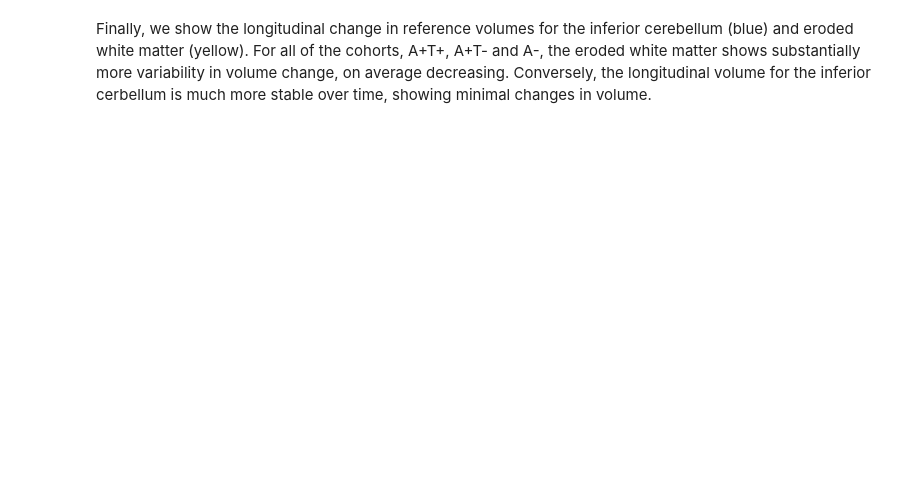
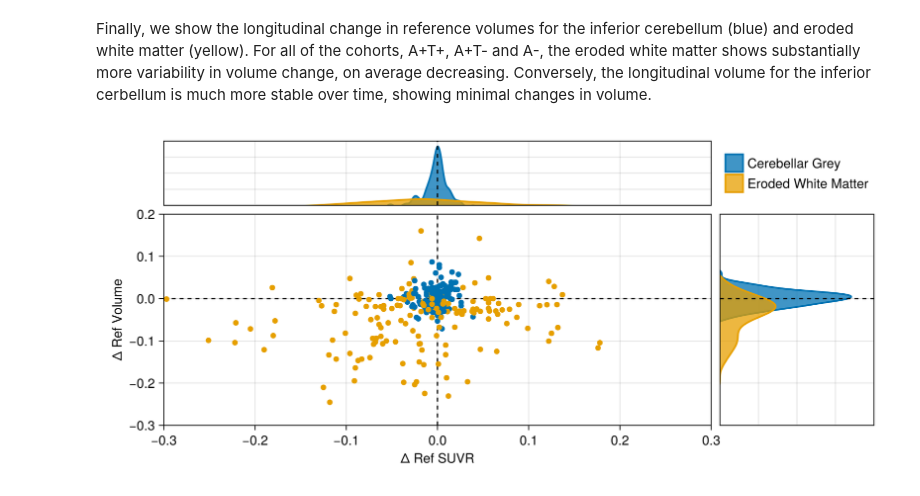
Before and after one commit to PavanChaggar/local-fkpp, a Jupyter notebook: adni/inference/analysis/notebooks/reference_region_analysis.ipynb, the cells around one changed output. Drawn from its saved outputs; the diff is of its cells as text; code cells hidden in the pictures; blank space fills up the shorter version.

```diff
--- a/adni/inference/analysis/notebooks/reference_region_analysis.ipynb
+++ b/adni/inference/analysis/notebooks/reference_region_analysis.ipynb
@@ -116,6 +116,7 @@ wm_tau_neg_idx = findall(x -> x ∉ wm_tau_pos_idx, 1:n_data);
 
 negdf = filter(x -> x.AB_Status == 0, alldf)
 ic_negdata = ADNIDataset(negdf, dktnames; min_scans=3, reference_region="INFERIORCEREBELLUM")
+ic_negdata_with_wm = ADNIDataset(negdf, [dktnames; "ERODED_SUBCORTICALWM"; "CEREBELLUM_CORTEX"]; min_scans=3, reference_region="INFERIORCEREBELLUM")
 wm_negdata = ADNIDataset(negdf, dktnames; min_scans=3, reference_region="ERODED_SUBCORTICALWM")
 
 ic_neg_all_vols = [reduce(vcat, [dkt, ref']) for (dkt, ref) in zip(get_vol.(ic_negdata), get_ref_vol.(ic_negdata))]
@@ -270,2 +271,68 @@ f
 # %% [markdown]
 Finally, we show the longitudinal change in reference volumes for the inferior cerebellum (blue) and eroded white matter (yellow). For all of the cohorts, A+T+, A+T- and A-, the eroded white matter shows substantially more variability in volume change, on average decreasing. Conversely, the longitudinal volume for the inferior cerbellum is much  more stable over time, showing minimal changes in volume.
+# %%
+begin
+    f = Figure(size=(900, 400), fontsize=15)
+    ax = Axis(f[2:4,1:3], ylabel="Δ Ref Volume", xlabel= "Δ Ref SUVR", yticks=-0.3:0.1:0.3, xticks=-0.3:0.1:0.3)
+    ylims!(-0.3, 0.2)
+    xlims!(-0.3, 0.3)
+
+    hlines!(ax, 0.0, color=:black, linestyle=:dash)
+    vlines!(ax, 0.0, color=:black, linestyle=:dash)
+
+    pos_ic_ref_vol_diff = get_diff.(ic_ref_vols[ic_tau_pos_idx])
+    pos_wm_ref_vol_diff = get_diff.(wm_ref_vols[ic_tau_pos_idx])
+
+    pos_ic_ref_suvr_diff = [get_diff(x[end,:]) for x in calc_suvr.(ic_data_with_wm[ic_tau_pos_idx])]
+    pos_wm_ref_suvr_diff = get_diff.(get_ref_suvr.(wm_data[ic_tau_pos_idx]))
+
+    scatter!(pos_ic_ref_suvr_diff, pos_ic_ref_vol_diff, color=cols[1])
+    scatter!(pos_wm_ref_suvr_diff, pos_wm_ref_vol_diff, color=cols[2])
+
+    # ax = Axis(f[1,2], ylabel="Δ Volume", yticks=-0.3:0.1:0.3)
+
+    neg_ic_ref_vol_diff = get_diff.(ic_ref_vols[ic_tau_neg_idx])
+    neg_wm_ref_vol_diff = get_diff.(wm_ref_vols[ic_tau_neg_idx])
+
+    neg_ic_ref_suvr_diff = [get_diff(x[end,:]) for x in calc_suvr.(ic_data_with_wm[ic_tau_neg_idx])]
+    neg_wm_ref_suvr_diff = get_diff.(get_ref_suvr.(wm_data[ic_tau_neg_idx]))
+
+    scatter!(neg_ic_ref_suvr_diff, neg_ic_ref_vol_diff, color=cols[1])
+    scatter!(neg_wm_ref_suvr_diff, neg_wm_ref_vol_diff, color=cols[2])
+
+    abneg_ic_ref_vol_diff = get_diff.(ic_neg_ref_vols)
+    abneg_wm_ref_vol_diff = get_diff.(wm_neg_ref_vols)
+
+    abneg_ic_ref_suvr_diff = [get_diff(x[end,:]) for x in calc_suvr.(ic_negdata_with_wm)]
+    abneg_wm_ref_suvr_diff = get_diff.(get_ref_suvr.(wm_negdata))
+
+    scatter!(abneg_ic_ref_suvr_diff, abneg_ic_ref_vol_diff, color=cols[1])
+    scatter!(abneg_wm_ref_suvr_diff, abneg_wm_ref_vol_diff, color=cols[2])
+
+    ax = Axis(f[2:4,4], ylabel="Δ Volume", yticks=-0.3:0.1:0.3, xticks=1:5:21)
+    ylims!(-0.3, 0.2)
+    xlims!(1.0, 21)
+    hideydecorations!(ax, grid=false)
+    hidexdecorations!(ax, grid=false)
+    density!([pos_ic_ref_vol_diff; neg_ic_ref_vol_diff; abneg_ic_ref_vol_diff], direction=:y, color=(cols[1], 0.75), strokecolor=cols[1], strokewidth=2)
+    density!([pos_wm_ref_vol_diff; neg_wm_ref_vol_diff; abneg_wm_ref_vol_diff], direction=:y, color=(cols[2], 0.75), strokecolor=cols[2], strokewidth=2)
+    hlines!(ax, 0.0, color=:black, linestyle=:dash)
+    colgap!(f.layout, 10)
+
+    ax = Axis(f[1,1:3], ylabel="Δ Volume", yticks=1:12.5:51, xticks=-0.3:0.1:0.3)
+    xlims!(-0.3, 0.3)
+    ylims!(1.0, 51)
+    hideydecorations!(ax, grid=false)
+    hidexdecorations!(ax, grid=false)
+    density!([pos_ic_ref_suvr_diff; neg_ic_ref_suvr_diff; abneg_ic_ref_suvr_diff], direction=:x, color=(cols[1], 0.75), strokecolor=cols[1], strokewidth=2, label="Cerebellar Grey")
+    density!([pos_wm_ref_suvr_diff; neg_wm_ref_suvr_diff; abneg_wm_ref_suvr_diff], direction=:x, color=(cols[2], 0.75), strokecolor=cols[2], strokewidth=2, label="Eroded White Matter")
+    vlines!(ax, 0.0, color=:black, linestyle=:dash)
+
+    rowgap!(f.layout, 10)
+
+    leg = Legend(f[1, 4], ax, framevisible=false)
+    save(projectdir("visualisation/reference_region/vol-vs-suvr-ref-regions.pdf"), f)
+end
+f
+# %% [output]
+[figure, added]
```
Also changed, not shown: parts of 2 cells of this notebook, 3 other files.
